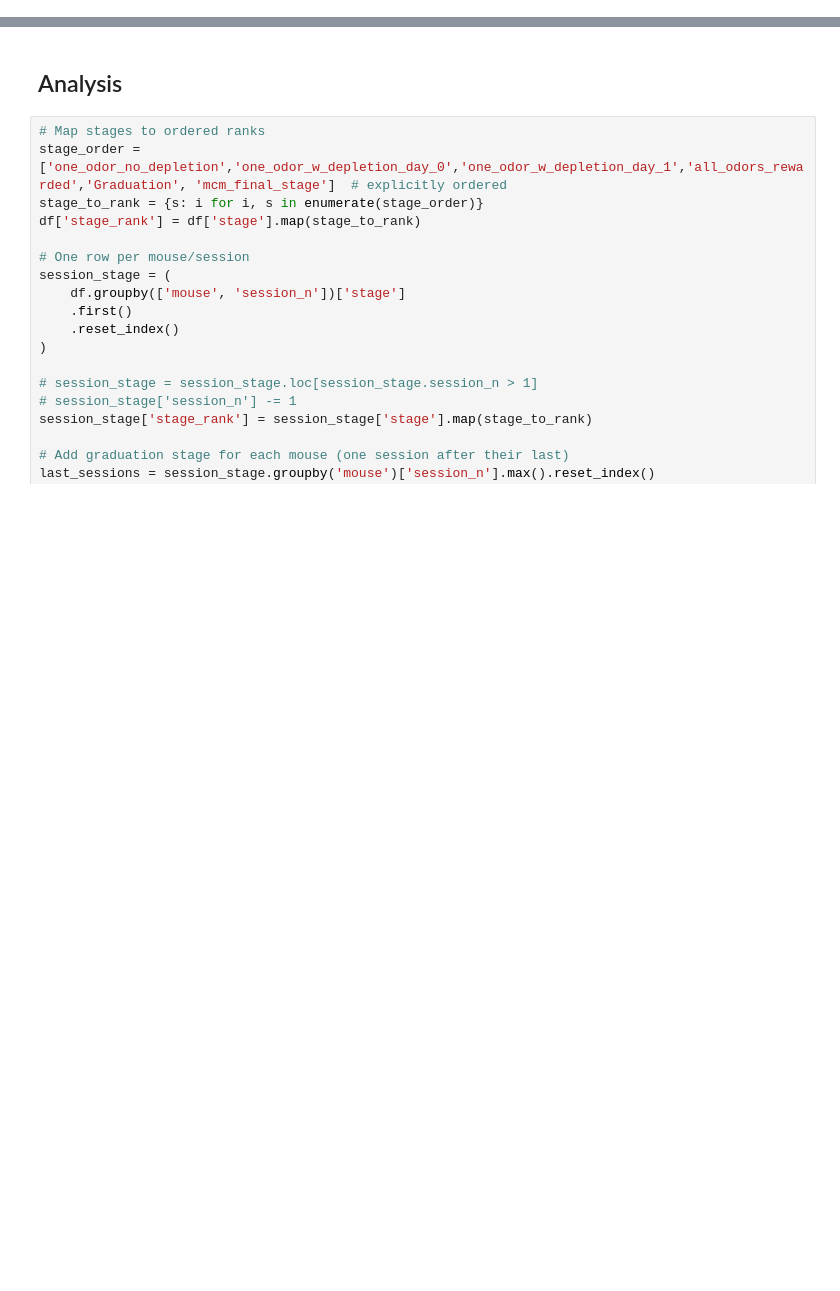
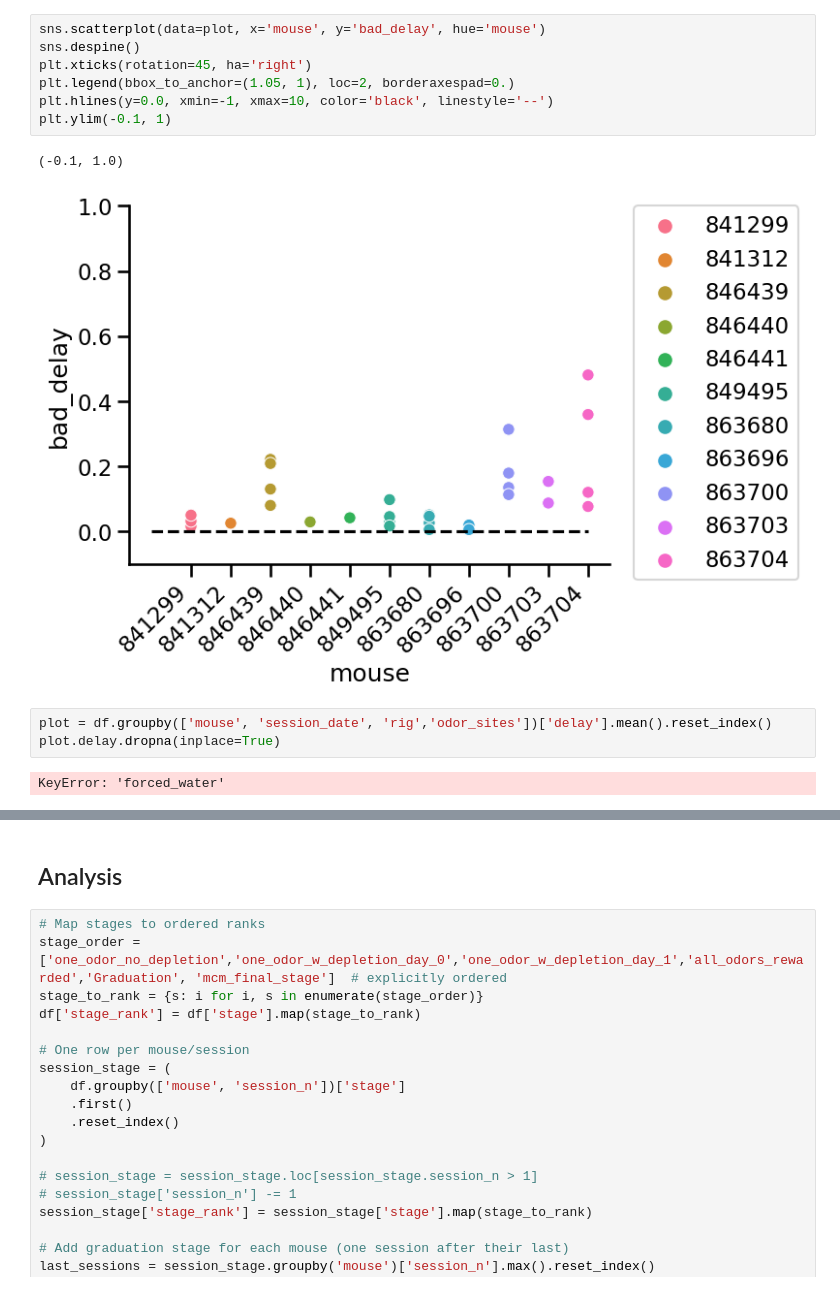
Before and after one commit to AllenNeuralDynamics/Aind.Behavior.VrForaging.Analysis, a Jupyter notebook: notebooks/BehaviorAnalysis/General/AcrossTimeBehavior.ipynb, the cells around one changed output, grey strips where cells are left out. Drawn from its saved outputs; the diff is of its cells as text; blank space fills up the shorter version.

```diff
--- a/notebooks/BehaviorAnalysis/General/AcrossTimeBehavior.ipynb
+++ b/notebooks/BehaviorAnalysis/General/AcrossTimeBehavior.ipynb
@@ -61,0 +144,15 @@ df = pd.concat(list_of_epochs, ignore_index=True)
+# %%
+sns.scatterplot(data=plot, x='mouse', y='bad_delay', hue='mouse')
+sns.despine()
+plt.xticks(rotation=45, ha='right')
+plt.legend(bbox_to_anchor=(1.05, 1), loc=2, borderaxespad=0.)
+plt.hlines(y=0.0, xmin=-1, xmax=10, color='black', linestyle='--')
+plt.ylim(-0.1, 1)
+# %% [output]
+(-0.1, 1.0)
+[figure, added]
+# %%
+plot = df.groupby(['mouse', 'session_date', 'rig','odor_sites'])['delay'].mean().reset_index()
+plot.delay.dropna(inplace=True)
+# %% [output]
+KeyError: 'forced_water'
```
Also changed, not shown: parts of 17 cells of this notebook, 11 other files.
